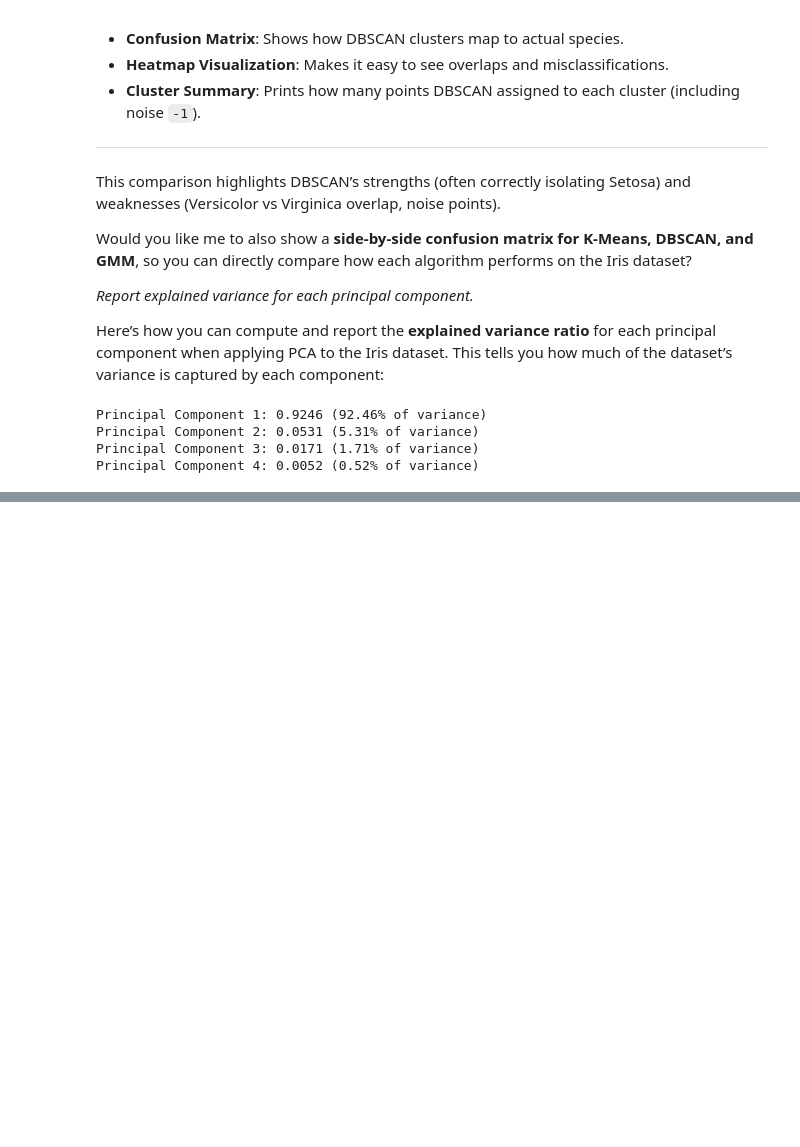
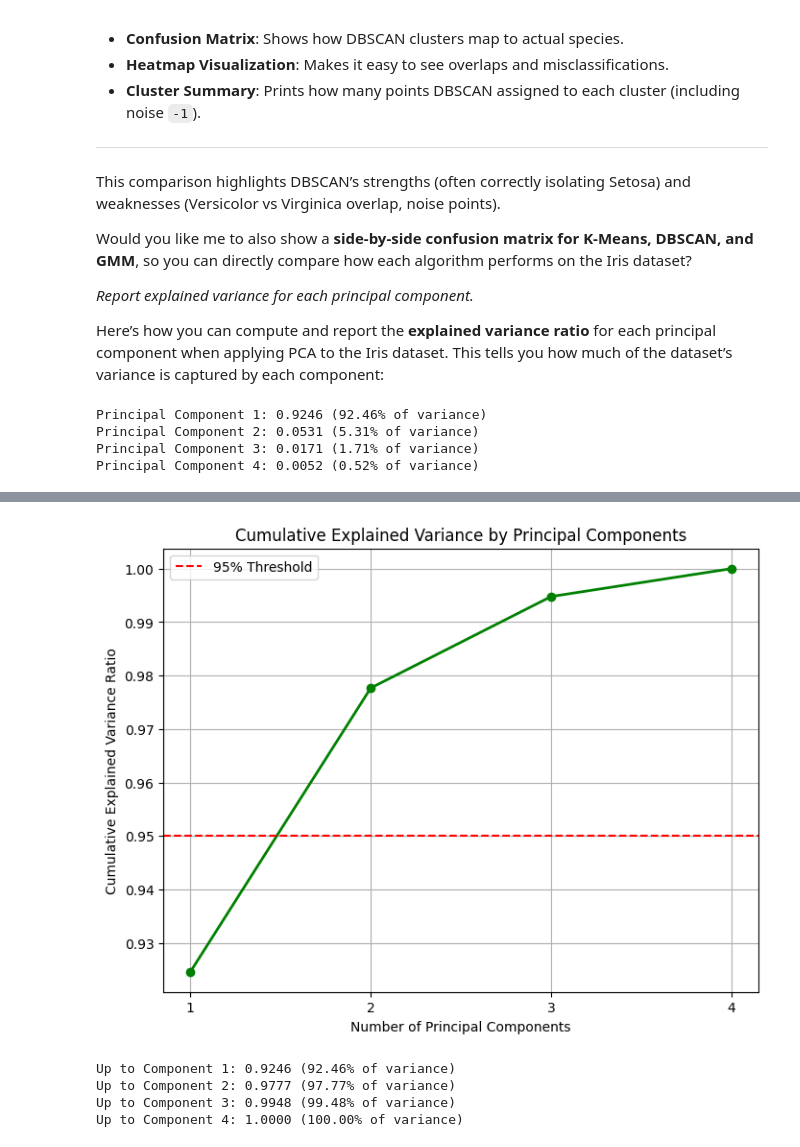
Before and after one commit to Tenchumaru/notebooks, a Jupyter notebook: Week 3.ipynb, the cells around one changed output, grey strips where cells are left out. Cells and saved outputs as stored; diff of their text form; code cells hidden in the pictures; blank space fills up the shorter version.

```diff
--- a/Week 3.ipynb
+++ b/Week 3.ipynb
@@ -717,0 +878,39 @@ Would you like me to also generate a **scree plot** (explained variance vs. numb
+# %%
+import matplotlib.pyplot as plt
+from sklearn.datasets import load_iris
+from sklearn.decomposition import PCA
+import numpy as np
+
+# Load the Iris dataset
+iris = load_iris()
+X = iris.data
+
+# Apply PCA
+pca = PCA(n_components=4)  # Iris has 4 features
+pca.fit(X)
+
+# Explained variance ratio
+explained_variance = pca.explained_variance_ratio_
+cumulative_variance = np.cumsum(explained_variance)
+
+# Plot cumulative variance
+plt.figure(figsize=(8, 6))
+plt.plot(range(1, len(cumulative_variance) + 1), cumulative_variance, 'o-', linewidth=2, color='green')
+plt.axhline(y=0.95, color='red', linestyle='--', label='95% Threshold')
+plt.title("Cumulative Explained Variance by Principal Components")
+plt.xlabel("Number of Principal Components")
+plt.ylabel("Cumulative Explained Variance Ratio")
+plt.xticks(range(1, len(cumulative_variance) + 1))
+plt.legend()
+plt.grid(True)
+plt.show()
+
+# Print cumulative variance
+for i, var in enumerate(cumulative_variance, start=1):
+    print(f"Up to Component {i}: {var:.4f} ({var*100:.2f}% of variance)")
+# %% [output]
+[figure, added]
+Up to Component 1: 0.9246 (92.46% of variance)
+Up to Component 2: 0.9777 (97.77% of variance)
+Up to Component 3: 0.9948 (99.48% of variance)
+Up to Component 4: 1.0000 (100.00% of variance)
```
Also changed, not shown: parts of 8 cells of this notebook.
